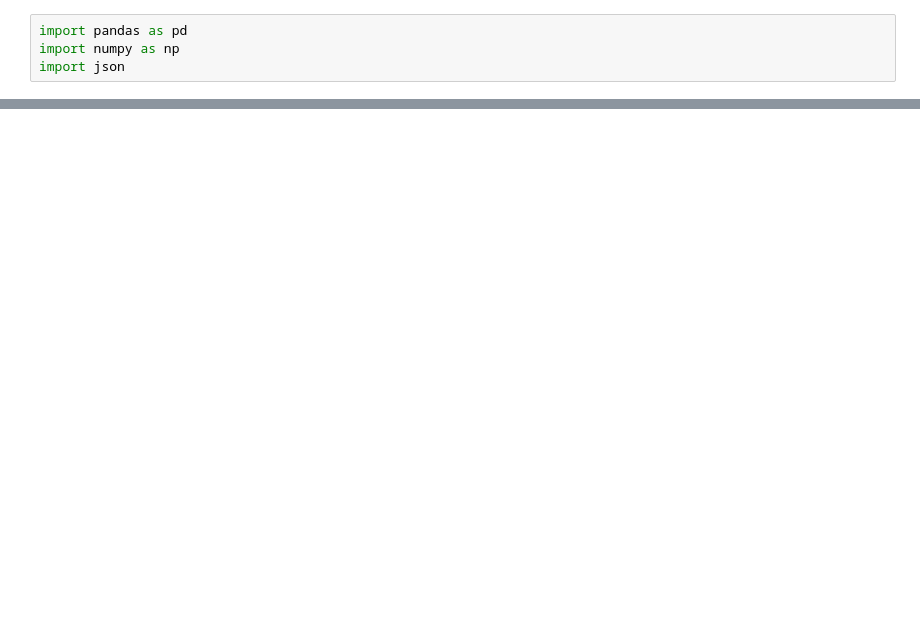
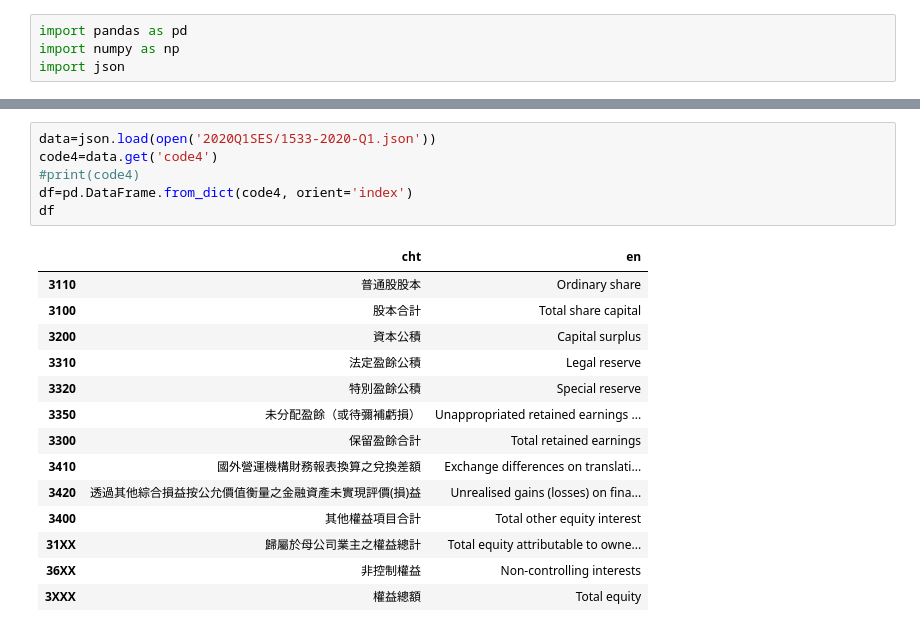
Before and after one commit to Club-TEB101/MOPS, a Jupyter notebook: Import_data.ipynb, the cells around one changed output, grey strips where cells are left out. Cells and saved outputs as stored; diff of their text form; blank space fills up the shorter version.

```diff
--- a/Import_data.ipynb
+++ b/Import_data.ipynb
@@ -68,0 +81,21 @@ df
+# %%
+data=json.load(open('2020Q1SES/1533-2020-Q1.json'))
+code4=data.get('code4')
+#print(code4)
+df=pd.DataFrame.from_dict(code4, orient='index')
+df
+# %% [output]
+|  | cht | en |
+| 3110 | 普通股股本 | Ordinary share |
+| 3100 | 股本合計 | Total share capital |
+| 3200 | 資本公積 | Capital surplus |
+| 3310 | 法定盈餘公積 | Legal reserve |
+| 3320 | 特別盈餘公積 | Special reserve |
+| 3350 | 未分配盈餘（或待彌補虧損） | Unappropriated retained earnings ... |
+| 3300 | 保留盈餘合計 | Total retained earnings |
+| 3410 | 國外營運機構財務報表換算之兌換差額 | Exchange differences on translati... |
+| 3420 | 透過其他綜合損益按公允價值衡量之金融資產未實現評價(損)益 | Unrealised gains (losses) on fina... |
+| 3400 | 其他權益項目合計 | Total other equity interest |
+| 31XX | 歸屬於母公司業主之權益總計 | Total equity attributable to owne... |
+| 36XX | 非控制權益 | Non-controlling interests |
+| 3XXX | 權益總額 | Total equity |
```
Also changed, not shown: parts of 6 cells of this notebook.
